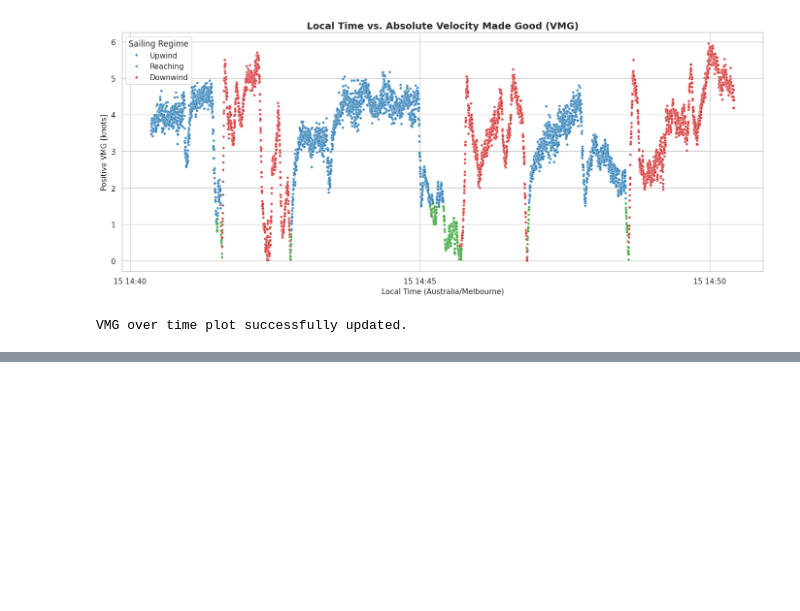
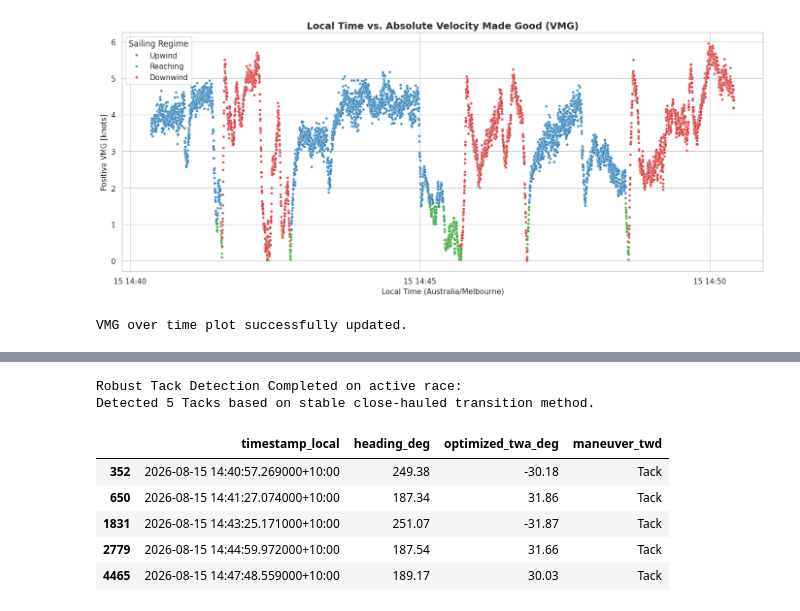
Before and after one commit to nedw0003/MMA3001_Sailing_Performance_Analysis, a Jupyter notebook: MMA3001_Sailing_Performance_Analysis.ipynb, the cells around one changed output, grey strips where cells are left out. Saved outputs shown, nothing was run; the diff lists cells and outputs as text; code cells hidden in the pictures; blank space fills up the shorter version.

```diff
--- a/MMA3001_Sailing_Performance_Analysis.ipynb
+++ b/MMA3001_Sailing_Performance_Analysis.ipynb
@@ -786,0 +895,78 @@ VMG over time plot successfully updated.
+# %%
+import numpy as np
+import pandas as pd
+
+# Map containing the calculated TWD for each race from our previous midpoint analysis
+calculated_twds = {
+    'Ora 8-15-2026 Race 1': 219.2,
+    'Ora 8-15-2026 Race 2': 211.3,
+    'Ora 8-15-2026 Race 3': 212.7,
+    'Ora 8-15-2026 Race 4': 206.0
+}
+
+if 'df_filtered' not in globals():
+    print("Error: 'df_filtered' is not defined. Please run previous setup cells.")
+else:
+    # Determine active TWD
+    active_twd = 219.2
+    for race_name, twd_val in calculated_twds.items():
+        if 'df' in globals() and 'race_data' in globals() and race_data.get(race_name) is df:
+            active_twd = twd_val
+            break
+
+    # 1. Recalculate TWA normalized between -180 and 180 degrees
+    # TWA = TWD - Heading
+    df_filtered['optimized_twa_deg'] = active_twd - df_filtered['heading_deg']
+    df_filtered['optimized_twa_deg'] = (df_filtered['optimized_twa_deg'] + 180) % 360 - 180
+
+    # 2. Define close-hauled tack states (around +/- 40 degrees, allowing 30 to 60 degrees as stable states)
+    # Port tack: Wind is coming from the left side of the boat (TWA is negative, e.g., -45 deg)
+    # Starboard tack: Wind is coming from the right side of the boat (TWA is positive, e.g., +45 deg)
+    df_filtered['tack_state'] = 'None'
+    df_filtered.loc[(df_filtered['optimized_twa_deg'] >= 30) & (df_filtered['optimized_twa_deg'] <= 60), 'tack_state'] = 'Starboard'
+    df_filtered.loc[(df_filtered['optimized_twa_deg'] <= -30) & (df_filtered['optimized_twa_deg'] >= -60), 'tack_state'] = 'Port'
+
+    # 3. Create a series containing only the stable tack states (ignoring 'None' points during turns)
+    stable_states = df_filtered[df_filtered['tack_state'] != 'None'].copy()
+
+    # Identify where the stable tack state changes
+    stable_states['state_change'] = stable_states['tack_state'] != stable_states['tack_state'].shift(1)
+    transitions = stable_states[stable_states['state_change'] & stable_states['tack_state'].shift(1).notna()]
+
+    # Initialize final maneuver column
+    df_filtered['maneuver_twd'] = ''
+
+    # 4. Filter transitions to find true tacks
+    # A transition is a Tack if the time difference between the last stable state on one side
+    # and the first stable state on the other side is less than 15 seconds (the physical turn)
+    tack_count = 0
+    for idx, row in transitions.iterrows():
+        current_time = row['timestamp_utc']
+        # Find the index of the previous stable state in df_filtered
+        prev_idx = stable_states.index[stable_states.index < idx][-1]
+        prev_row = df_filtered.loc[prev_idx]
+
+        time_diff = (current_time - prev_row['timestamp_utc']).total_seconds()
+
+        if time_diff <= 15.0:
+            # Verify it went through the upwind eye of the wind (crossing 0 degrees TWA)
+            # and not around the back (gybing, crossing 180)
+            intermediate_points = df_filtered.loc[prev_idx:idx]
+            max_twa_mag = intermediate_points['optimized_twa_deg'].abs().max()
+
+            if max_twa_mag < 90:
+                df_filtered.at[idx, 'maneuver_twd'] = 'Tack'
+                tack_count += 1
+
+    print(f"Robust Tack Detection Completed on active race:")
+    print(f"Detected {tack_count} Tacks based on stable close-hauled transition method.")
+    display(df_filtered[df_filtered['maneuver_twd'] == 'Tack'][['timestamp_local', 'heading_deg', 'optimized_twa_deg', 'maneuver_twd']].head(10))
+# %% [output]
+Robust Tack Detection Completed on active race:
+Detected 5 Tacks based on stable close-hauled transition method.
+|  | timestamp_local | heading_deg | optimized_twa_deg | maneuver_twd |
+| 352 | 2026-08-15 14:40:57.269000+10:00 | 249.38 | -30.18 | Tack |
+| 650 | 2026-08-15 14:41:27.074000+10:00 | 187.34 | 31.86 | Tack |
+| 1831 | 2026-08-15 14:43:25.171000+10:00 | 251.07 | -31.87 | Tack |
+| 2779 | 2026-08-15 14:44:59.972000+10:00 | 187.54 | 31.66 | Tack |
+| 4465 | 2026-08-15 14:47:48.559000+10:00 | 189.17 | 30.03 | Tack |
```
Also changed, not shown: parts of 3 cells of this notebook.
